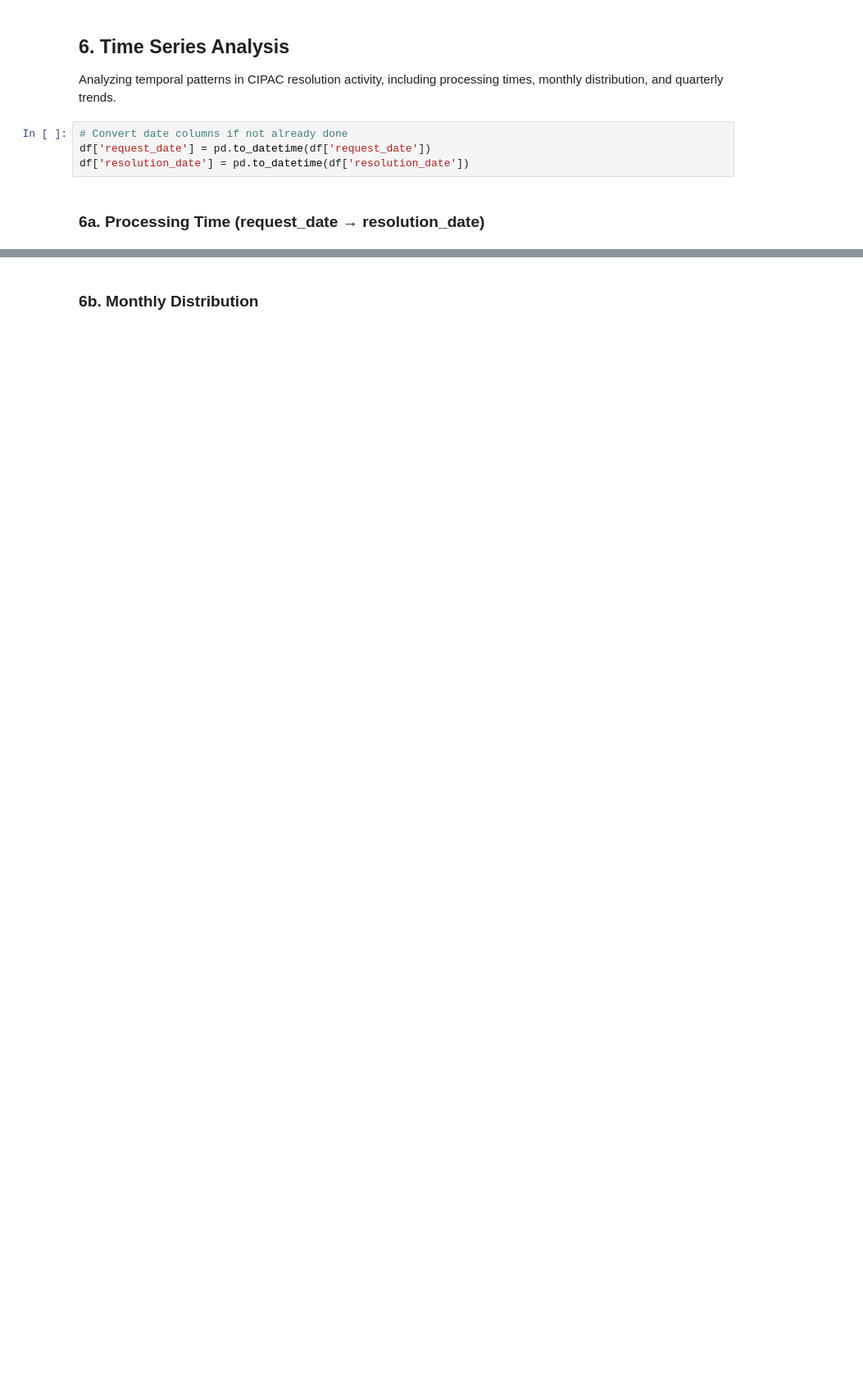
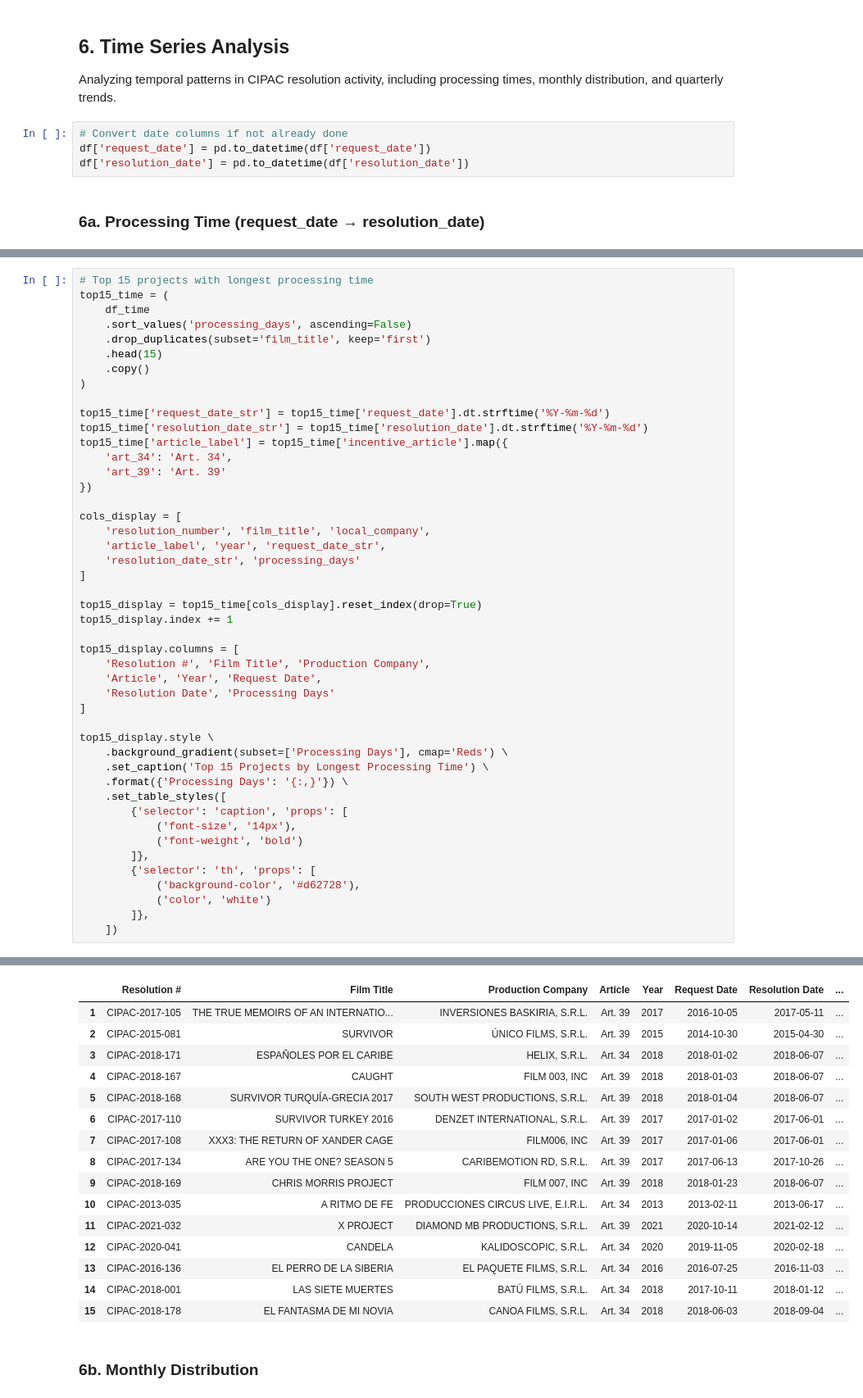
Before and after one commit to jorgedoiany/dominican-film-dashboard, a Jupyter notebook: notebooks/02_eda_cipac.ipynb, the cells around one changed output, grey strips where cells are left out. Shown at 82% size. Cells and saved outputs as stored; diff of their text form; blank space fills up the shorter version.

Commit message:
feat: complete CIPAC EDA with film analysis, time series, and updated conclusions

```diff
--- a/notebooks/02_eda_cipac.ipynb
+++ b/notebooks/02_eda_cipac.ipynb
@@ -608 +723,48 @@ fig.update_traces(line_color='#1f77b4', marker_color='#1f77b4')
 fig.show()
+# %%
+# Top 15 projects with longest processing time
+top15_time = (
+    df_time
+    .sort_values('processing_days', ascending=False)
+    .drop_duplicates(subset='film_title', keep='first')
+    .head(15)
+    .copy()
+)
+
+top15_time['request_date_str'] = top15_time['request_date'].dt.strftime('%Y-%m-%d')
+top15_time['resolution_date_str'] = top15_time['resolution_date'].dt.strftime('%Y-%m-%d')
+top15_time['article_label'] = top15_time['incentive_article'].map({
+    'art_34': 'Art. 34',
+    'art_39': 'Art. 39'
+})
+
+cols_display = [
+    'resolution_number', 'film_title', 'local_company',
+    'article_label', 'year', 'request_date_str',
+    'resolution_date_str', 'processing_days'
+]
+
+top15_display = top15_time[cols_display].reset_index(drop=True)
+top15_display.index += 1
+
+top15_display.columns = [
+    'Resolution #', 'Film Title', 'Production Company',
+    'Article', 'Year', 'Request Date',
+    'Resolution Date', 'Processing Days'
+]
+
+top15_display.style \
+    .background_gradient(subset=['Processing Days'], cmap='Reds') \
+    .set_caption('Top 15 Projects by Longest Processing Time') \
+    .format({'Processing Days': '{:,}'}) \
+    .set_table_styles([
+        {'selector': 'caption', 'props': [
+            ('font-size', '14px'),
+            ('font-weight', 'bold')
+        ]},
+        {'selector': 'th', 'props': [
+            ('background-color', '#d62728'),
+            ('color', 'white')
+        ]},
+    ])
+# %% [output]
@@ -609,3 +772,19 @@ fig.show()
+|  | Resolution # | Film Title | Production Company | Article | Year | Request Date | Resolution Date | ... |
+| 1 | CIPAC-2017-105 | THE TRUE MEMOIRS OF AN INTERNATIO... | INVERSIONES BASKIRIA, S.R.L. | Art. 39 | 2017 | 2016-10-05 | 2017-05-11 | ... |
+| 2 | CIPAC-2015-081 | SURVIVOR | ÚNICO FILMS, S.R.L. | Art. 39 | 2015 | 2014-10-30 | 2015-04-30 | ... |
+| 3 | CIPAC-2018-171 | ESPAÑOLES POR EL CARIBE | HELIX, S.R.L. | Art. 34 | 2018 | 2018-01-02 | 2018-06-07 | ... |
+| 4 | CIPAC-2018-167 | CAUGHT | FILM 003, INC | Art. 39 | 2018 | 2018-01-03 | 2018-06-07 | ... |
+| 5 | CIPAC-2018-168 | SURVIVOR TURQUÍA-GRECIA 2017 | SOUTH WEST PRODUCTIONS, S.R.L. | Art. 39 | 2018 | 2018-01-04 | 2018-06-07 | ... |
+| 6 | CIPAC-2017-110 | SURVIVOR TURKEY 2016 | DENZET INTERNATIONAL, S.R.L. | Art. 39 | 2017 | 2017-01-02 | 2017-06-01 | ... |
+| 7 | CIPAC-2017-108 | XXX3: THE RETURN OF XANDER CAGE | FILM006, INC | Art. 39 | 2017 | 2017-01-06 | 2017-06-01 | ... |
+| 8 | CIPAC-2017-134 | ARE YOU THE ONE? SEASON 5 | CARIBEMOTION RD, S.R.L. | Art. 39 | 2017 | 2017-06-13 | 2017-10-26 | ... |
+| 9 | CIPAC-2018-169 | CHRIS MORRIS PROJECT | FILM 007, INC | Art. 39 | 2018 | 2018-01-23 | 2018-06-07 | ... |
+| 10 | CIPAC-2013-035 | A RITMO DE FE | PRODUCCIONES CIRCUS LIVE, E.I.R.L. | Art. 34 | 2013 | 2013-02-11 | 2013-06-17 | ... |
+| 11 | CIPAC-2021-032 | X PROJECT | DIAMOND MB PRODUCTIONS, S.R.L. | Art. 39 | 2021 | 2020-10-14 | 2021-02-12 | ... |
+| 12 | CIPAC-2020-041 | CANDELA | KALIDOSCOPIC, S.R.L. | Art. 34 | 2020 | 2019-11-05 | 2020-02-18 | ... |
+| 13 | CIPAC-2016-136 | EL PERRO DE LA SIBERIA | EL PAQUETE FILMS, S.R.L. | Art. 34 | 2016 | 2016-07-25 | 2016-11-03 | ... |
+| 14 | CIPAC-2018-001 | LAS SIETE MUERTES | BATÚ FILMS, S.R.L. | Art. 34 | 2018 | 2017-10-11 | 2018-01-12 | ... |
+| 15 | CIPAC-2018-178 | EL FANTASMA DE MI NOVIA | CANOA FILMS, S.R.L. | Art. 34 | 2018 | 2018-06-03 | 2018-09-04 | ... |
 # %% [markdown]
 ### 6b. Monthly Distribution
 # %%
```
Also changed, not shown: parts of 40 cells of this notebook, 1 other file.
